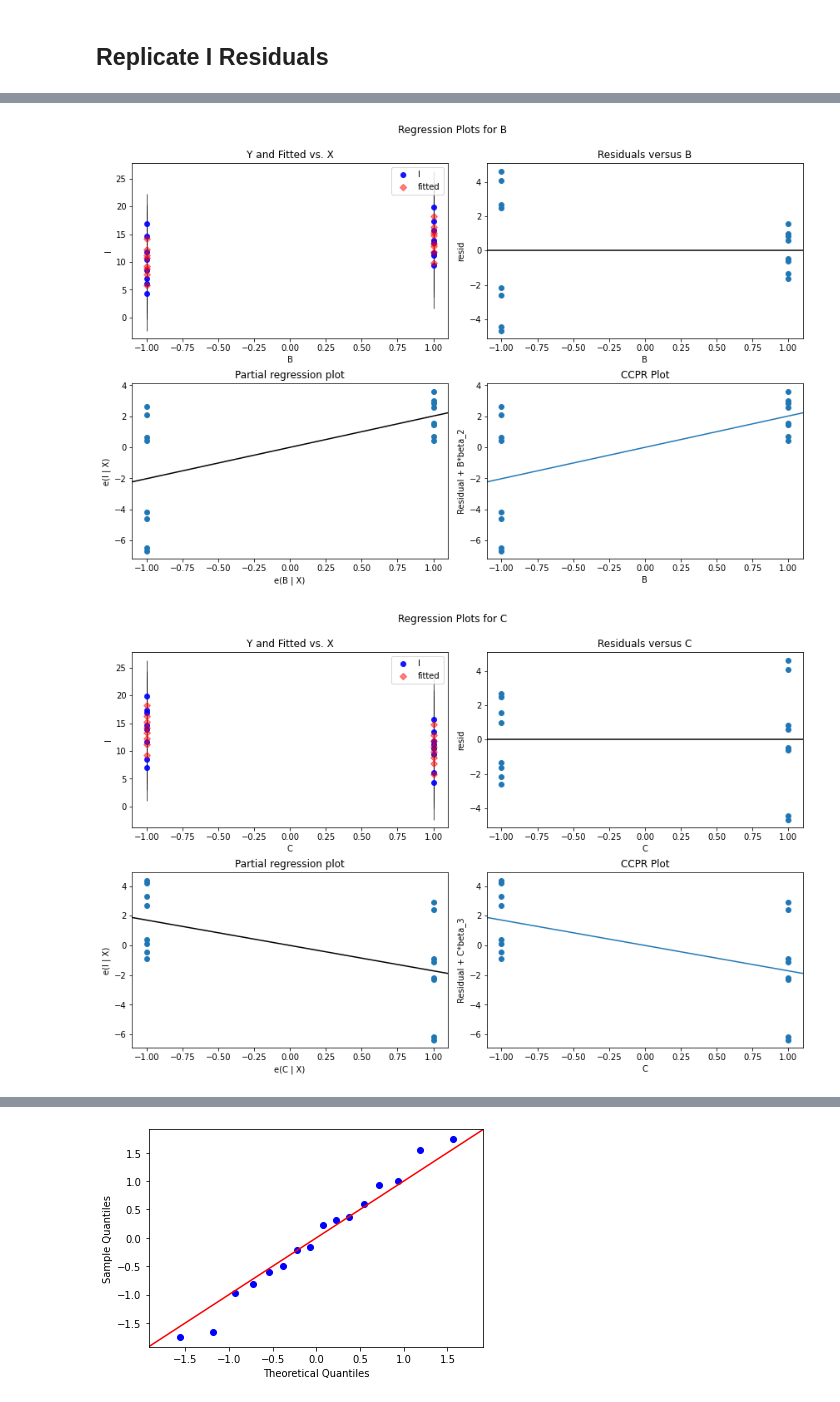
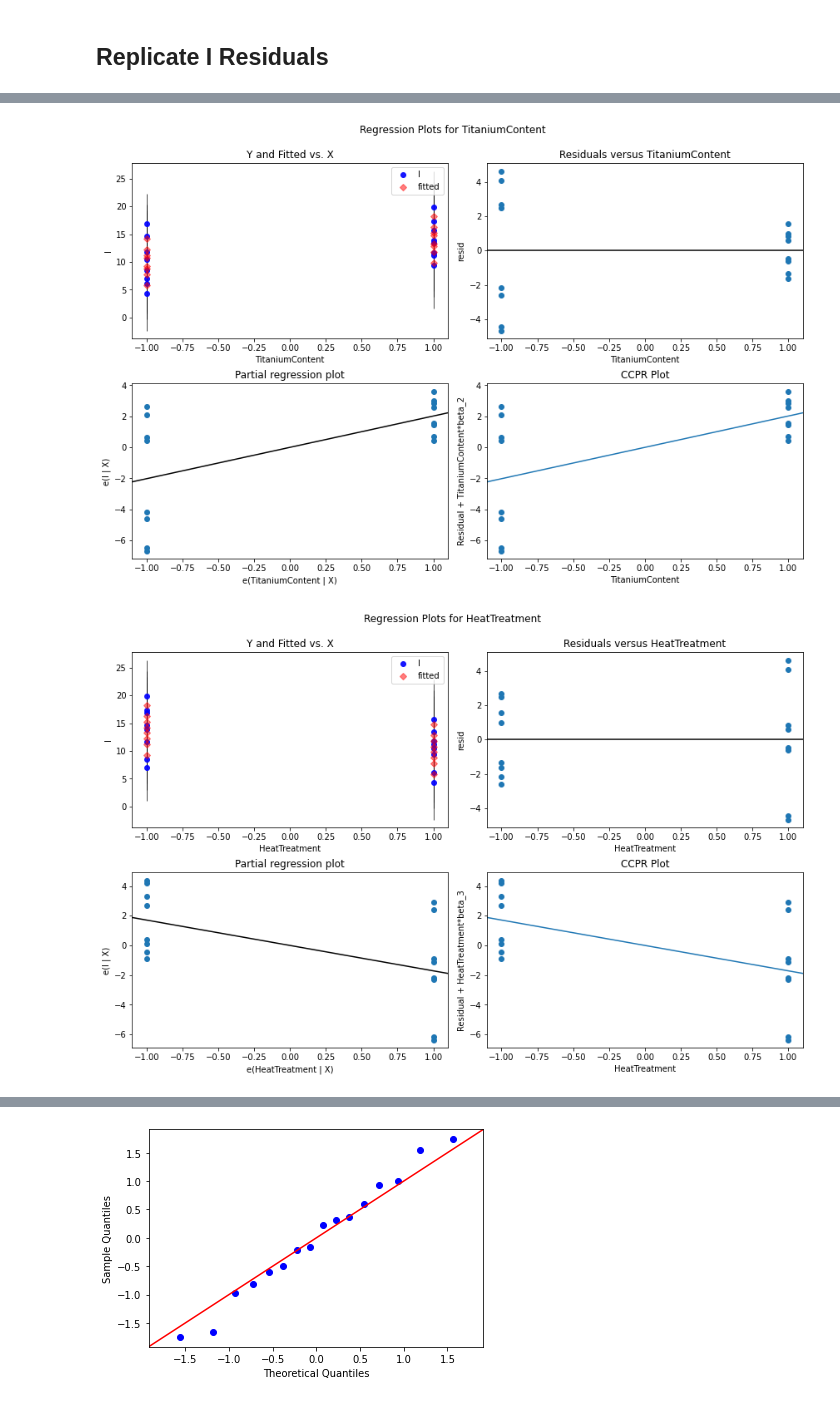
Before and after one commit to Cooper2112/SQC, a Jupyter notebook: SQCHW13b.ipynb, the cells around one changed output, grey strips where cells are left out. Saved outputs shown, nothing was run; the diff lists cells and outputs as text; code cells hidden in the pictures.

```diff
--- a/SQCHW13b.ipynb
+++ b/SQCHW13b.ipynb
@@ -174,7 +177,7 @@ import statsmodels.api as sm
 
 y = data2['II']
 
-x = data2[['A', 'B', 'C', 'D']]
+x = data2[['PouringTemperature', 'TitaniumContent', 'HeatTreatment', 'GrainRefiner']]
 
 x = sm.add_constant(x)
 
@@ -238,7 +237,7 @@ import statsmodels.api as sm
 
 y = data2['I']
 
-x = data2[['A', 'B', 'C', 'D']]
+x = data2[['PouringTemperature', 'TitaniumContent', 'HeatTreatment', 'GrainRefiner']]
 
 x = sm.add_constant(x)
 
@@ -277,17 +272,17 @@ fig = sm.graphics.plot_regress_exog(model, 'A', fig=fig)
 # %%
 fig = plt.figure(figsize=(12,8))
 
 
-fig = sm.graphics.plot_regress_exog(model, 'B', fig=fig)
+fig = sm.graphics.plot_regress_exog(model, 'TitaniumContent', fig=fig)
 # %% [output]
-[figure, old version]
+[figure, new version]
 # %%
 fig = plt.figure(figsize=(12,8))
 
 
-fig = sm.graphics.plot_regress_exog(model, 'C', fig=fig)
+fig = sm.graphics.plot_regress_exog(model, 'HeatTreatment', fig=fig)
 # %% [output]
-[figure, old version]
+[figure, new version]
 # %%
 fig = plt.figure(figsize=(12,8))
 
```
Also changed, not shown: parts of 14 cells of this notebook.
